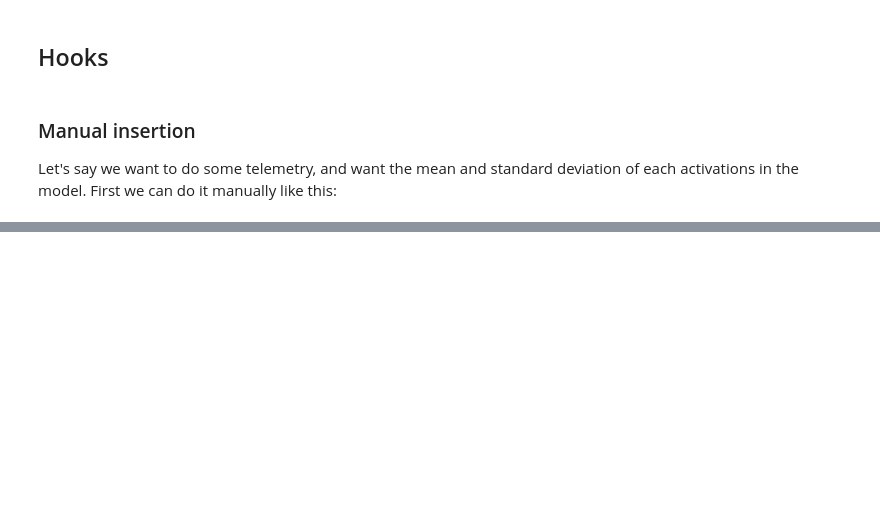
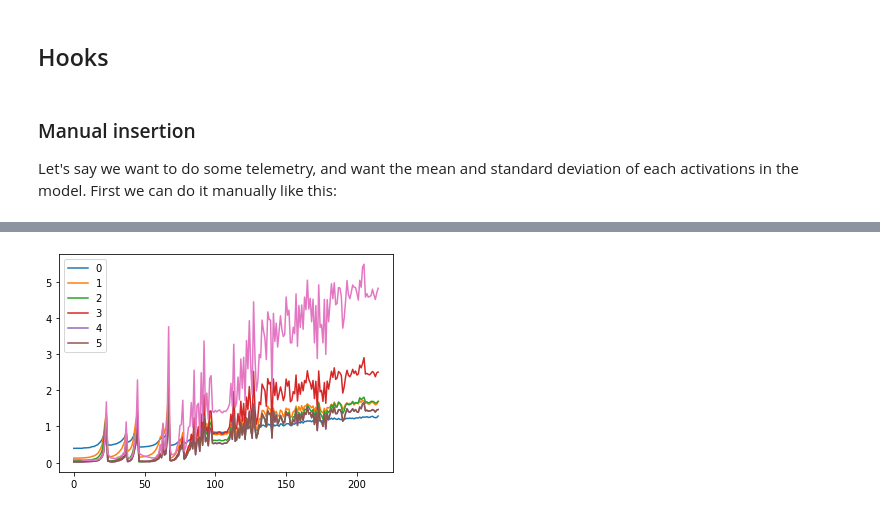
Before and after one commit to jack281291/deep_learning, a Jupyter notebook: fastai/notebooks/05_cuda_cnn_hooks.ipynb, the cells around one changed output, grey strips where cells are left out. Saved outputs shown, nothing was run; the diff lists cells and outputs as text; code cells hidden in the pictures; blank space fills up the shorter version.

```diff
--- a/fastai/notebooks/05_cuda_cnn_hooks.ipynb
+++ b/fastai/notebooks/05_cuda_cnn_hooks.ipynb
@@ -201,0 +230,5 @@ Let's say we want to do some telemetry, and want the mean and standard deviation
+# %%
+for l in model.act_stds: plt.plot(l)
+plt.legend(range(6));
+# %% [output]
+[figure, added]
```
Also changed, not shown: parts of 53 cells of this notebook, 5 other files.
